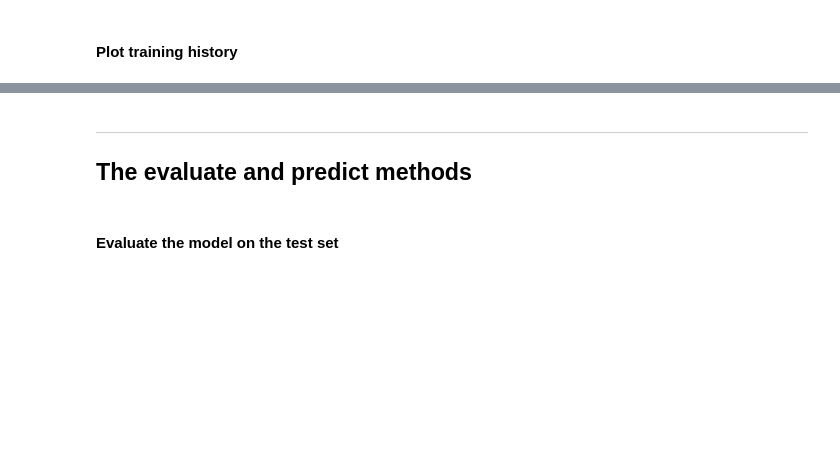
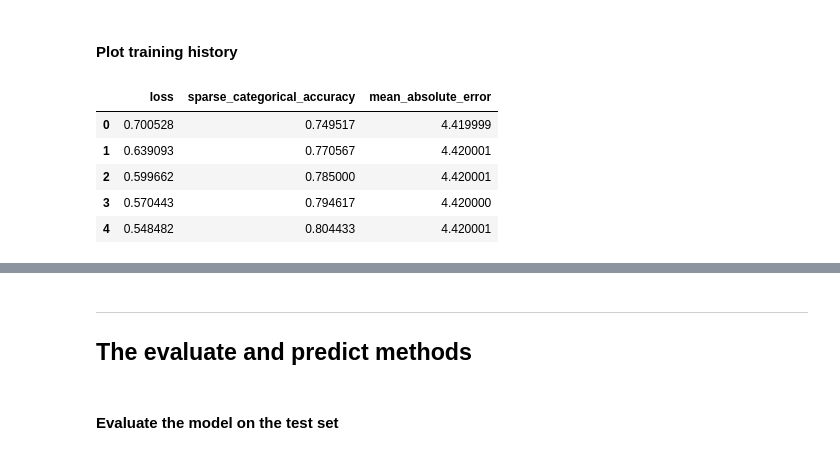
Before and after one commit to dominikwernerwolf/coursera, a Jupyter notebook: Feedforward_neural_networks.ipynb, the cells around one changed output, grey strips where cells are left out. Saved outputs shown, nothing was run; the diff lists cells and outputs as text; code cells hidden in the pictures; blank space fills up the shorter version.

```diff
--- a/Feedforward_neural_networks.ipynb
+++ b/Feedforward_neural_networks.ipynb
@@ -172,5 +217,15 @@ labels = [
 #### Plot training history
 # %%
 # Load the history into a pandas Dataframe
+
+df = pd.DataFrame(history.history)
+df.head()
+# %% [output]
+|  | loss | sparse_categorical_accuracy | mean_absolute_error |
+| 0 | 0.700528 | 0.749517 | 4.419999 |
+| 1 | 0.639093 | 0.770567 | 4.420001 |
+| 2 | 0.599662 | 0.785000 | 4.420001 |
+| 3 | 0.570443 | 0.794617 | 4.420000 |
+| 4 | 0.548482 | 0.804433 | 4.420001 |
 # %%
 # Make a plot for the loss
```
Also changed, not shown: parts of 10 cells of this notebook.
